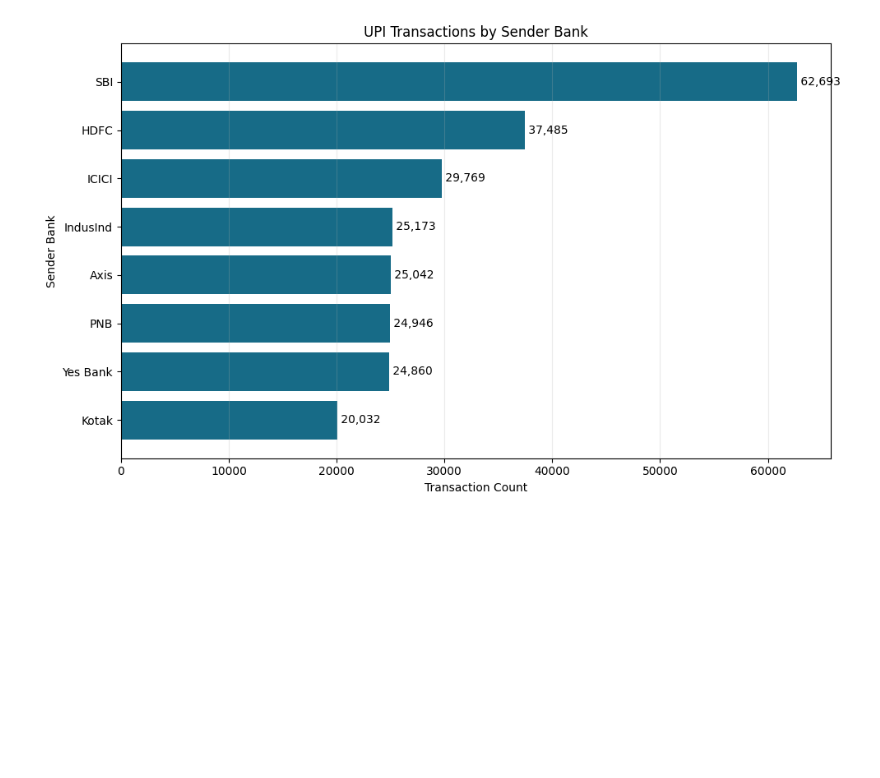
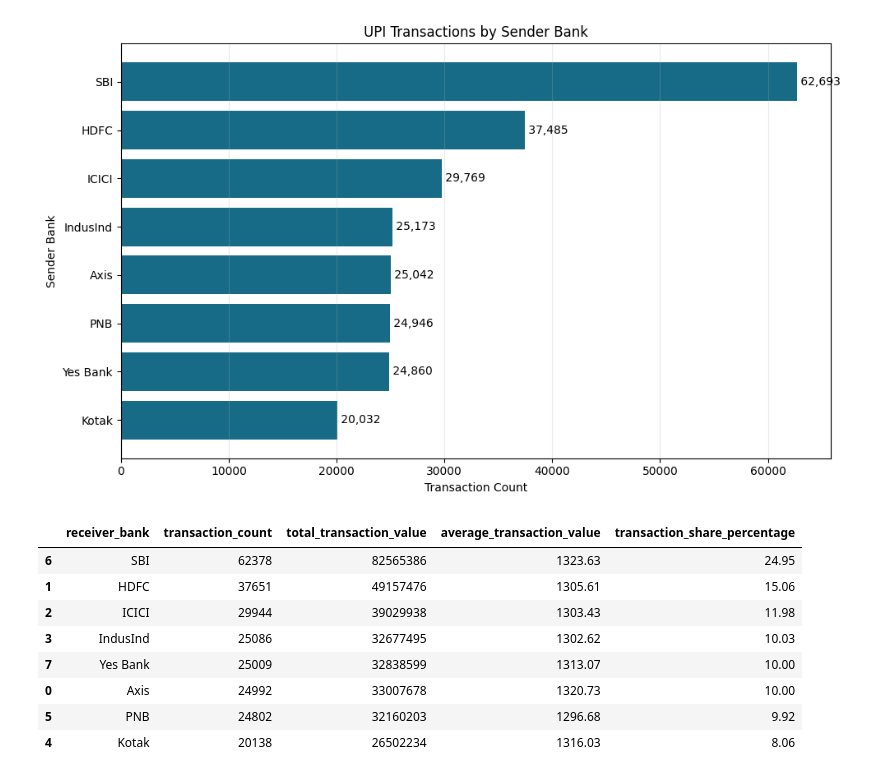
Before and after one commit to KaviyaVelmurugan/upi-transaction-intelligence-platform, a Jupyter notebook: notebooks/02_eda.ipynb, the cells around one changed output. Saved outputs shown, nothing was run; the diff lists cells and outputs as text; code cells hidden in the pictures; blank space fills up the shorter version.

```diff
--- a/notebooks/02_eda.ipynb
+++ b/notebooks/02_eda.ipynb
@@ -516,0 +523,39 @@ plt.show()
+# %%
+## Create the receiver-bank summary
+receiver_bank_summary = (
+    df.groupby("receiver_bank")
+    .agg(
+        transaction_count=("transaction_id", "count"),
+        total_transaction_value=("amount_inr", "sum"),
+        average_transaction_value=("amount_inr", "mean")
+    )
+    .reset_index()
+)
+
+receiver_bank_summary["transaction_share_percentage"] = (
+    receiver_bank_summary["transaction_count"]
+    .div(receiver_bank_summary["transaction_count"].sum())
+    .mul(100)
+    .round(2)
+)
+
+receiver_bank_summary["average_transaction_value"] = (
+    receiver_bank_summary["average_transaction_value"].round(2)
+)
+
+receiver_bank_summary = receiver_bank_summary.sort_values(
+    "transaction_count",
+    ascending=False
+)
+
+receiver_bank_summary
+# %% [output]
+|  | receiver_bank | transaction_count | total_transaction_value | average_transaction_value | transaction_share_percentage |
+| 6 | SBI | 62378 | 82565386 | 1323.63 | 24.95 |
+| 1 | HDFC | 37651 | 49157476 | 1305.61 | 15.06 |
+| 2 | ICICI | 29944 | 39029938 | 1303.43 | 11.98 |
+| 3 | IndusInd | 25086 | 32677495 | 1302.62 | 10.03 |
+| 7 | Yes Bank | 25009 | 32838599 | 1313.07 | 10.00 |
+| 0 | Axis | 24992 | 33007678 | 1320.73 | 10.00 |
+| 5 | PNB | 24802 | 32160203 | 1296.68 | 9.92 |
+| 4 | Kotak | 20138 | 26502234 | 1316.03 | 8.06 |
```
Also changed, not shown: parts of 2 cells of this notebook, 1 other file.
